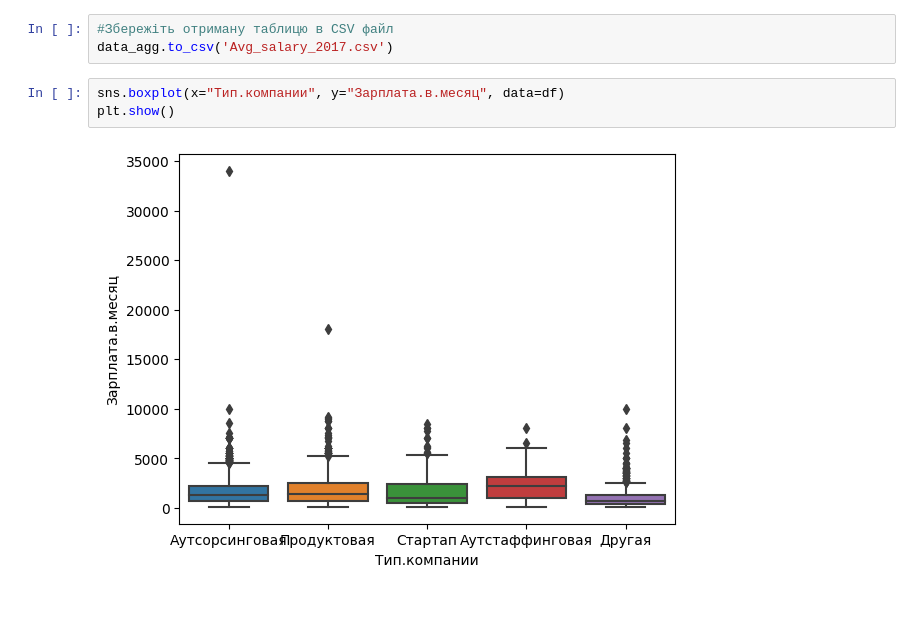
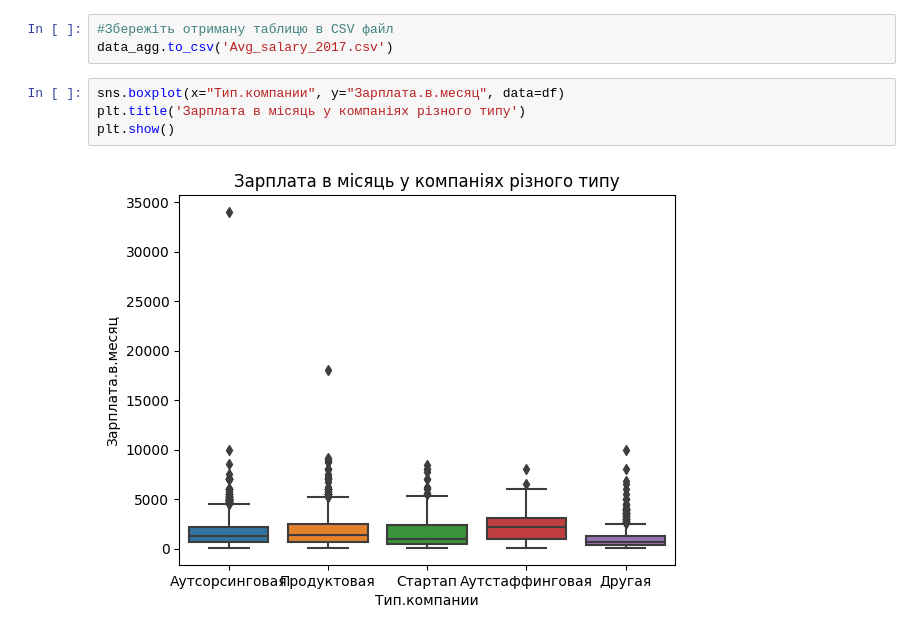
Before and after one commit to NovykovDaniil2/GoIT-HW6, a Jupyter notebook: Data Science/HW2-DS/Hw2.2.ipynb, the cells around one changed output. Cells and saved outputs as stored; diff of their text form; blank space fills up the shorter version.

```diff
--- a/Data Science/HW2-DS/Hw2.2.ipynb
+++ b/Data Science/HW2-DS/Hw2.2.ipynb
@@ -208,8 +208,9 @@ Name: avg, dtype: float64
 data_agg.to_csv('Avg_salary_2017.csv')
 # %%
 sns.boxplot(x="Тип.компании", y="Зарплата.в.месяц", data=df)
+plt.title('Зарплата в місяць у компаніях різного типу')
 plt.show()
 # %% [output]
-[figure, old version]
+[figure, new version]
 # %%
 sns.barplot(x="Язык.программирования", y="Зарплата.в.месяц", data=df)
```
Also changed, not shown: parts of 4 cells of this notebook, 1 other file.
